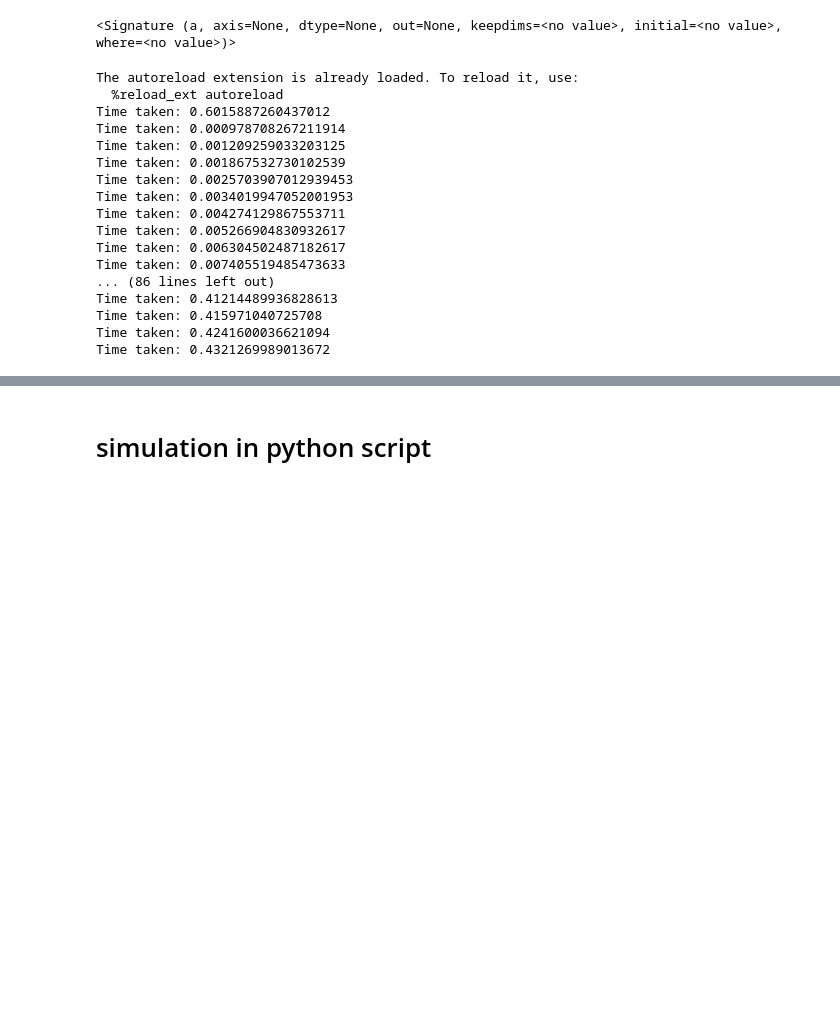
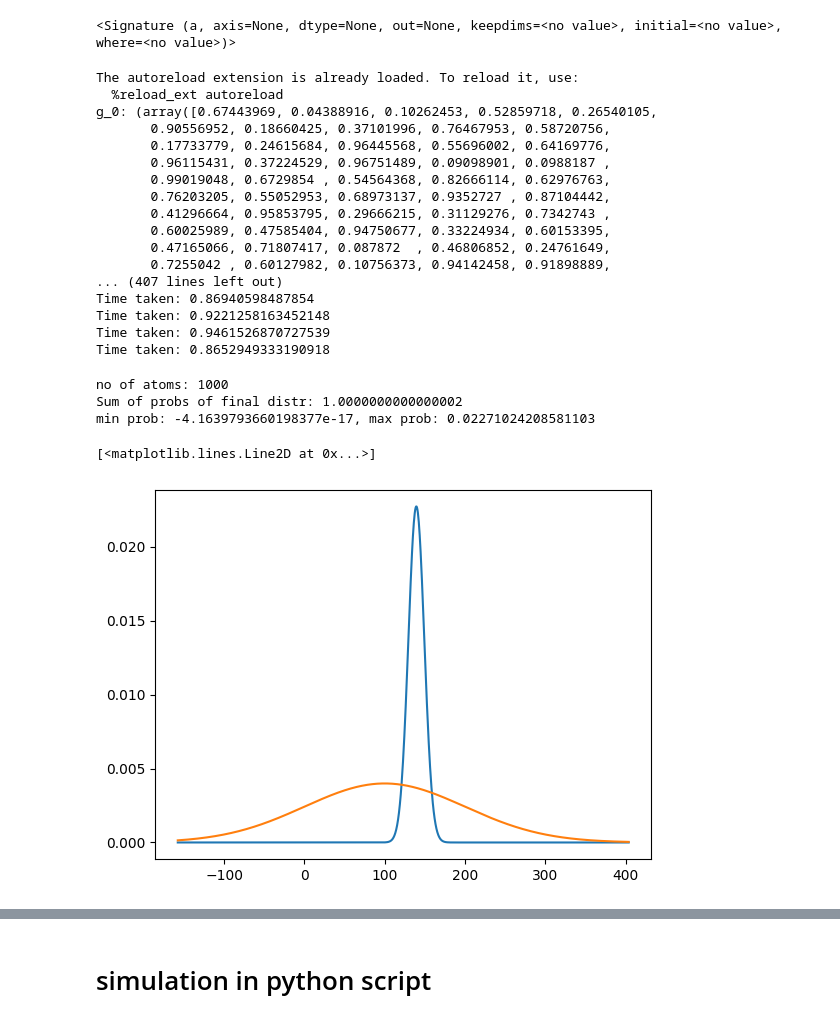
Before and after one commit to anloehr-1097/DistrRL_MonteCarlo, a Jupyter notebook: Untitled.ipynb, the cells around one changed output, grey strips where cells are left out. Saved outputs shown, nothing was run; the diff lists cells and outputs as text; code cells hidden in the pictures; blank space fills up the shorter version.

```diff
--- a/Untitled.ipynb
+++ b/Untitled.ipynb
@@ -184,7 +185,7 @@ import scipy.stats as sp
 import time
 from preliminary_tests import conv, conv_jit, project_eqi, RV_Discrete, aggregate_conv_results, simulate_update
 
-T = 10
+T = 400
 N = 80
 samples = np.asarray([sp.norm(1,1).rvs() for _ in range(N)])
 approx_list: List = []
@@ -199,39 +200,55 @@ emp_distr = RV_Discrete(samples, (1/samples.shape[0]) * np.ones(len(samples)))
 
 
 
-simulate_update(T, N, (emp_distr.xk, emp_distr.pk), project_eqi)
-
-
-for t in range(T):
-    G_last = approx_list[-1]
-    # approx_list.append(conv_jit((G_last[0], G_last[1]), (emp_distr.xk, emp_distr.pk)))
-    # approx_list.append(conv_jit((approx_list[-1][0], approx_list[-1][1]), (emp_distr.xk, emp_distr.pk)))
-    approx_list.append(aggregate_conv_results(conv_jit((approx_list[-1][0], approx_list[-1][1]), (emp_distr.xk, emp_distr.pk))))
-    # approx_list.append(aggregate_conv_results(conv_jit((G_last[0], G_last[1]), (emp_distr.xk, emp_distr.pk))))
-    # G_last = conv_jit((G_last[0], G_last[1]), (emp_distr.xk, emp_distr.pk))
-    # print(approx_list[-1][0], approx_list[-1][1])
-    # print(len(approx_list[-1][0]), len(approx_list[-1][1]))
-    proj_vals, proj_probs = project_eqi(values=approx_list[-1][0], probs=approx_list[-1][1], no_of_bins=(t+1)*10, state=1)
-    # if np.abs(np.sum(proj_probs), np.asarray([1.0])) > 1e-5: print(np.sum(proj_probs))
-    approx_list.append((proj_vals, proj_probs))
+G_final = simulate_update(T, N, (emp_distr.xk, emp_distr.pk), project_eqi)
+NB = False
+if NB:
+    for t in range(T):
+        G_last = approx_list[-1]
+        # approx_list.append(conv_jit((G_last[0], G_last[1]), (emp_distr.xk, emp_distr.pk)))
+        # approx_list.append(conv_jit((approx_list[-1][0], approx_list[-1][1]), (emp_distr.xk, emp_distr.pk)))
+        approx_list.append(aggregate_conv_results(conv_jit((approx_list[-1][0], approx_list[-1][1]), (emp_distr.xk, emp_distr.pk))))
+        # approx_list.append(aggregate_conv_results(conv_jit((G_last[0], G_last[1]), (emp_distr.xk, emp_distr.pk))))
+        # G_last = conv_jit((G_last[0], G_last[1]), (emp_distr.xk, emp_distr.pk))
+        # print(approx_list[-1][0], approx_list[-1][1])
+        # print(len(approx_list[-1][0]), len(approx_list[-1][1]))
+        proj_vals, proj_probs = project_eqi(values=approx_list[-1][0], probs=approx_list[-1][1], no_of_bins=(t+1)*10, state=1)
+        # if np.abs(np.sum(proj_probs), np.asarray([1.0])) > 1e-5: print(np.sum(proj_probs))
+        approx_list.append((proj_vals, proj_probs))
 # %% [output]
 The autoreload extension is already loaded. To reload it, use:
   %reload_ext autoreload
-Time taken: 0.6015887260437012
-Time taken: 0.000978708267211914
-Time taken: 0.001209259033203125
-Time taken: 0.001867532730102539
-Time taken: 0.0025703907012939453
-Time taken: 0.0034019947052001953
-Time taken: 0.004274129867553711
-Time taken: 0.005266904830932617
-Time taken: 0.006304502487182617
-Time taken: 0.007405519485473633
-... (86 lines left out)
-Time taken: 0.41214489936828613
-Time taken: 0.415971040725708
-Time taken: 0.4241600036621094
-Time taken: 0.4321269989013672
+g_0: (array([0.67443969, 0.04388916, 0.10262453, 0.52859718, 0.26540105,
+       0.90556952, 0.18660425, 0.37101996, 0.76467953, 0.58720756,
+       0.17733779, 0.24615684, 0.96445568, 0.55696002, 0.64169776,
+       0.96115431, 0.37224529, 0.96751489, 0.09098901, 0.0988187 ,
+       0.99019048, 0.6729854 , 0.54564368, 0.82666114, 0.62976763,
+       0.76203205, 0.55052953, 0.68973137, 0.9352727 , 0.87104442,
+       0.41296664, 0.95853795, 0.29666215, 0.31129276, 0.7342743 ,
+       0.60025989, 0.47585404, 0.94750677, 0.33224934, 0.60153395,
+       0.47165066, 0.71807417, 0.087872  , 0.46806852, 0.24761649,
+       0.7255042 , 0.60127982, 0.10756373, 0.94142458, 0.91898889,
+... (407 lines left out)
+Time taken: 0.86940598487854
+Time taken: 0.9221258163452148
+Time taken: 0.9461526870727539
+Time taken: 0.8652949333190918
+# %%
+import matplotlib.pyplot as plt
+print(f"no of atoms: {len(G_final[0])}")
+print(f"Sum of probs of final distr: {np.sum(G_final[1])}")
+# print(np.min(G_final[1]), np.max(G_final[1]))
+print(f"min prob: {np.min(G_final[1])}, max prob: {np.max(G_final[1])}")
+
+plt.plot(G_final[0], G_final[1])
+x_ax = np.linspace(np.min(G_final[0]), np.max(G_final[0]), len(G_final[0]))
+plt.plot(x_ax, sp.norm.pdf(x_ax, T, T))
+# %% [output]
+no of atoms: 1000
+Sum of probs of final distr: 1.0000000000000002
+min prob: -4.1639793660198377e-17, max prob: 0.02271024208581103
+[<matplotlib.lines.Line2D at 0x...>]
+[figure, added]
 # %%
 %load_ext autoreload
 %autoreload 2
```
Also changed, not shown: parts of 8 cells of this notebook, 1 other file.
